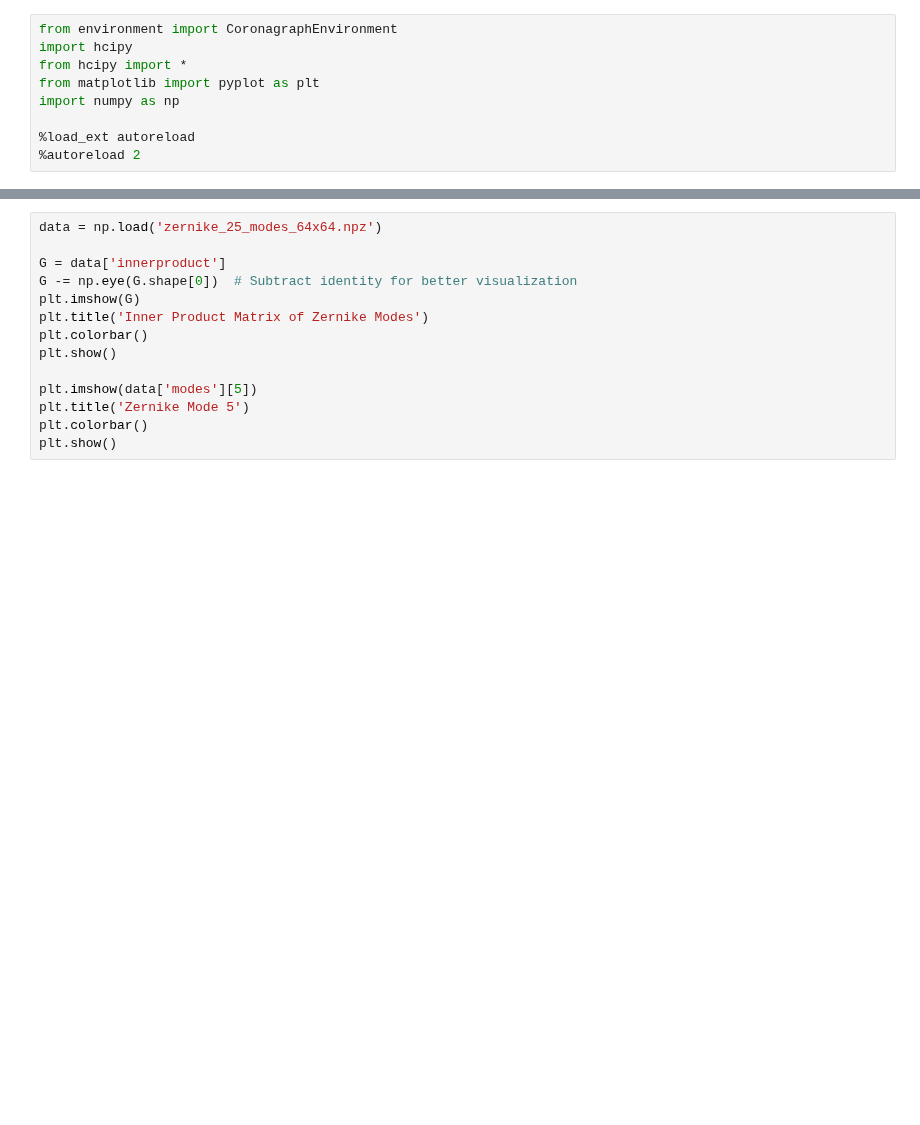
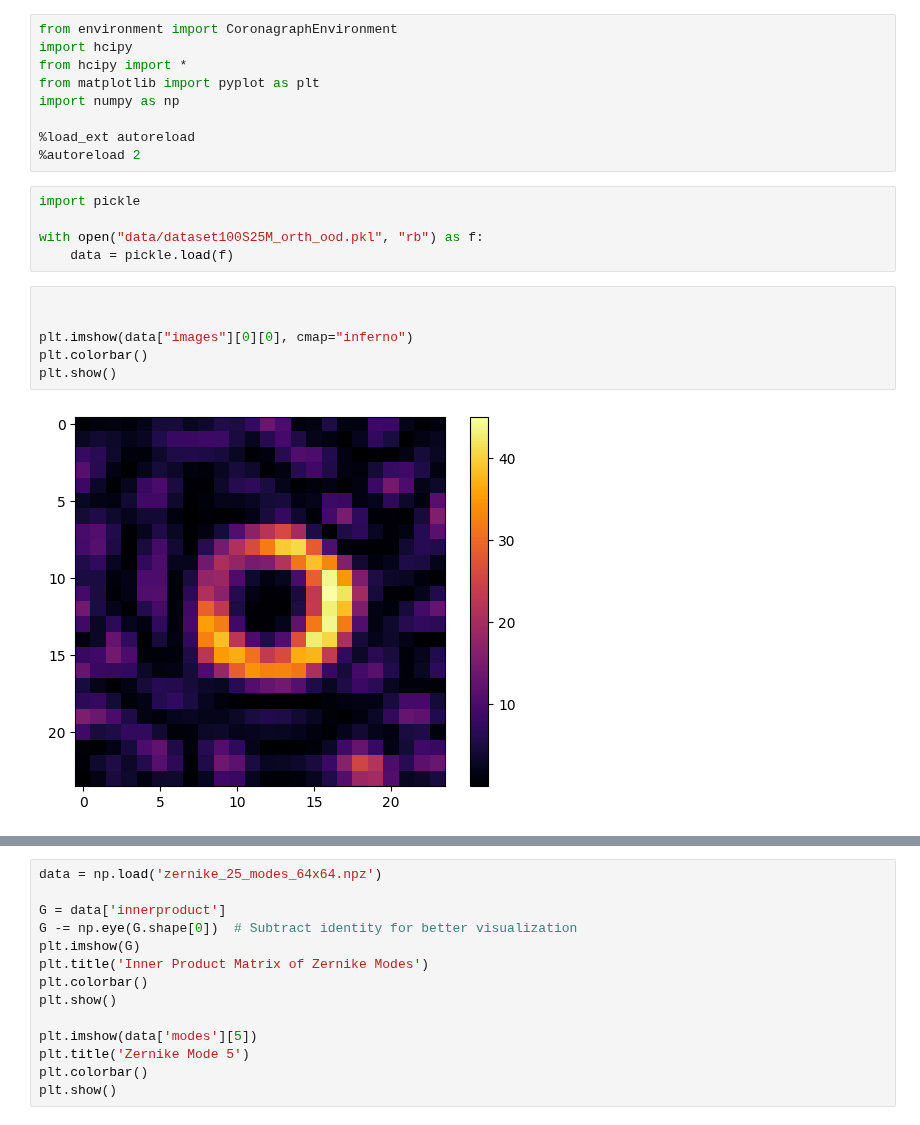
Before and after one commit to AlexeiKorolev/NASA-RL-Wavefront-Control, a Jupyter notebook: RL/testing.ipynb, the cells around one changed output, grey strips where cells are left out. Saved outputs shown, nothing was run; the diff lists cells and outputs as text; blank space fills up the shorter version.

```diff
--- a/RL/testing.ipynb
+++ b/RL/testing.ipynb
@@ -7,6 +7,19 @@ import numpy as np
 
 %load_ext autoreload
 %autoreload 2
+# %%
+import pickle
+
+with open("data/dataset100S25M_orth_ood.pkl", "rb") as f:
+    data = pickle.load(f)
+# %%
+
+
+plt.imshow(data["images"][0][0], cmap="inferno")
+plt.colorbar()
+plt.show()
+# %% [output]
+[figure, added]
 # %%
 env = CoronagraphEnvironment(
     num_modes=25,
```
Also changed, not shown: parts of 2 cells of this notebook, 3 other files.
